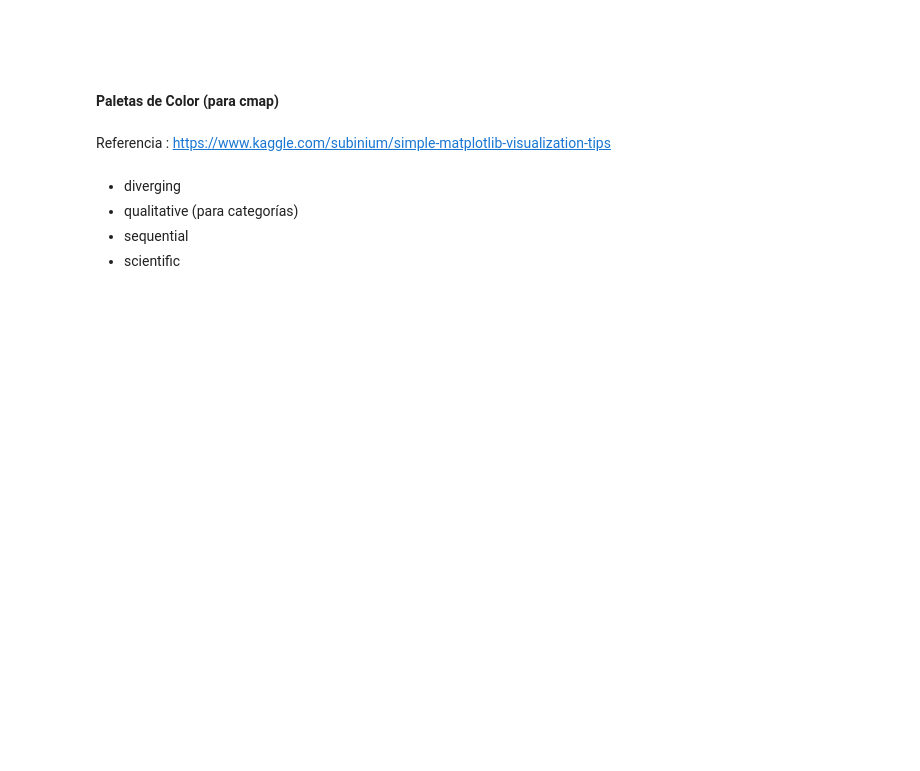
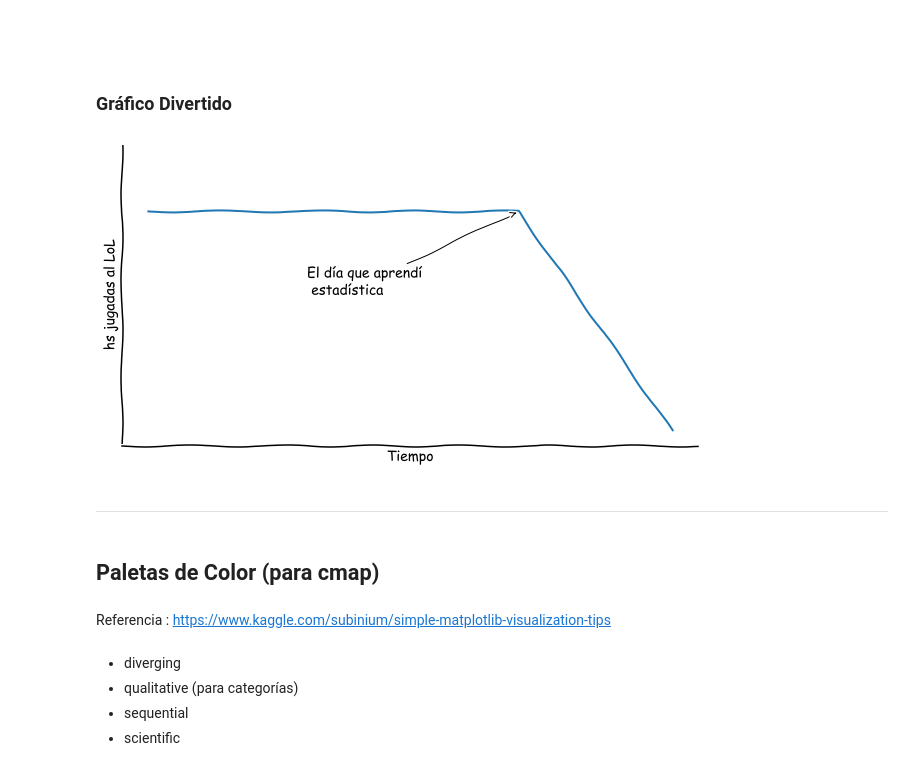
Before and after one commit to sanchezgaviermatias/Python_Handbook, a Jupyter notebook: Visualización/Matplotlib.ipynb, the cells around one changed output. Saved outputs shown, nothing was run; the diff lists cells and outputs as text; code cells hidden in the pictures; blank space fills up the shorter version.

````diff
--- a/Visualización/Matplotlib.ipynb
+++ b/Visualización/Matplotlib.ipynb
@@ -283,8 +301,35 @@ plt.tight_layout()
 ```python
 
 ```
+# %% [markdown]
+### Gráfico Divertido
+# %%
+with plt.xkcd():
+    fig = plt.figure(figsize=(10,6))
+    ax = fig.add_axes((0.1, 0.2, 0.8, 0.7))
+    ax.spines['right'].set_color('none')
+    ax.spines['top'].set_color('none')
+    ax.set_xticks([])
+    ax.set_yticks([])
+    ax.set_ylim([-30, 10])
+
+    data = np.ones(100)
+    data[70:] -= np.arange(30)
+
+    ax.annotate(
+        'El día que aprendí \n estadística',
+        xy=(70, 1), arrowprops=dict(arrowstyle='->'), xytext=(30, -10))
+
+    ax.plot(data)
+
+    ax.set_xlabel('Tiempo')
+    ax.set_ylabel('hs jugadas al LoL')
+# %% [output]
+[figure, added]
+# %% [markdown]
+---
 # %% [markdown]
-#### Paletas de Color (para cmap)
+## Paletas de Color (para cmap)
 # %% [markdown]
 Referencia : https://www.kaggle.com/subinium/simple-matplotlib-visualization-tips
 # %% [markdown]
````
Also changed, not shown: parts of 11 cells of this notebook.
